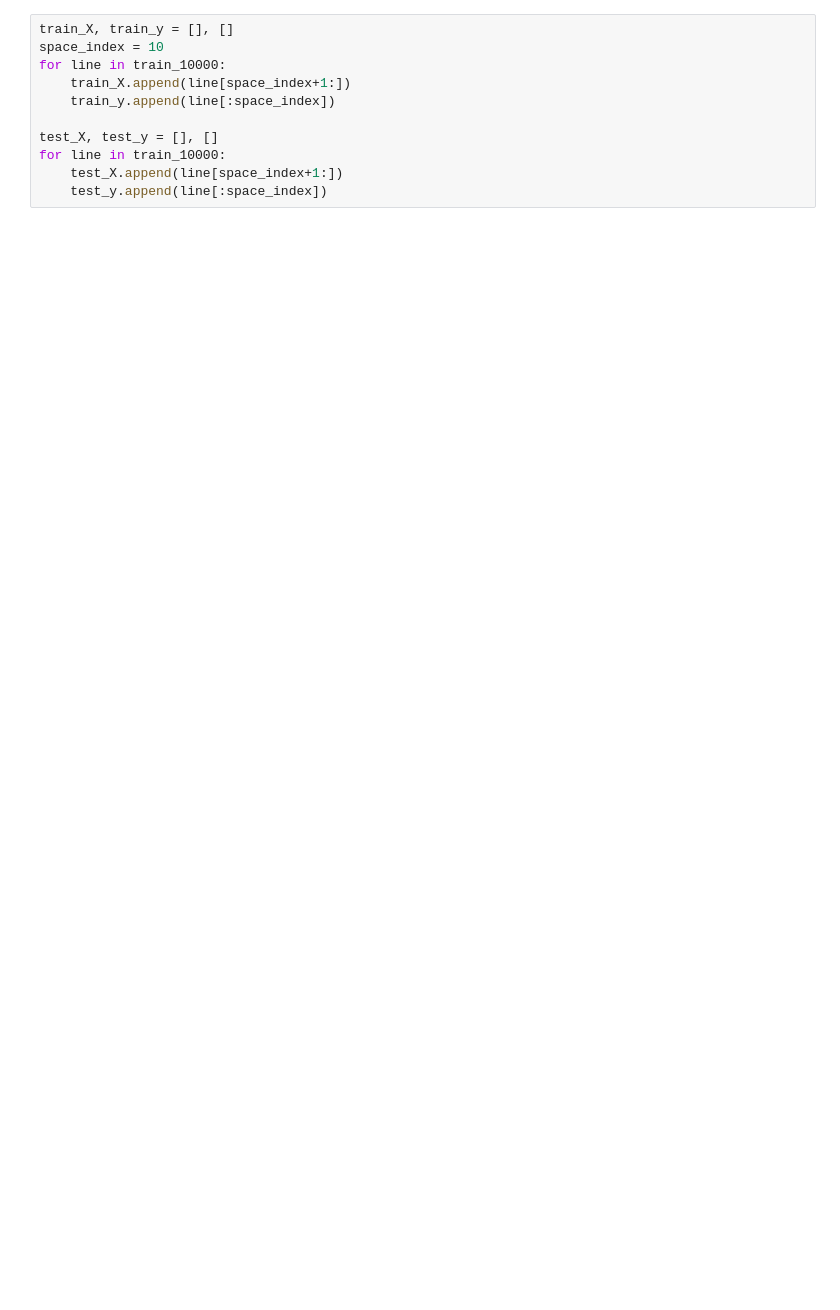
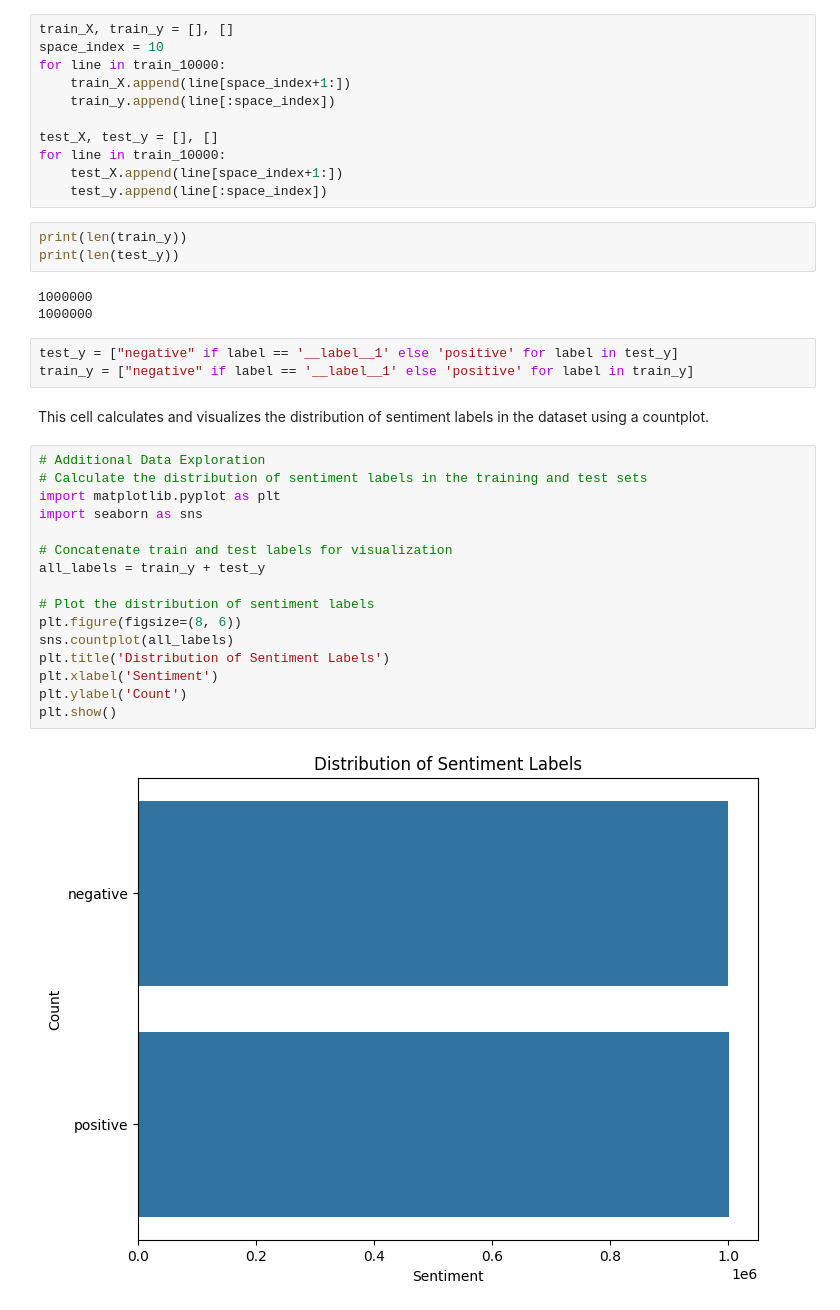
Before and after one commit to sherAfzal861/AmazonReviewClassification, a Jupyter notebook: ClassificationUsingLogisticRegression.ipynb, the cells around one changed output. Drawn from its saved outputs; the diff is of its cells as text; blank space fills up the shorter version.

```diff
--- a/ClassificationUsingLogisticRegression.ipynb
+++ b/ClassificationUsingLogisticRegression.ipynb
@@ -20,3 +31,32 @@ test_X, test_y = [], []
 for line in train_10000:
     test_X.append(line[space_index+1:])
     test_y.append(line[:space_index])
+# %%
+print(len(train_y))
+print(len(test_y))
+# %% [output]
+1000000
+1000000
+# %%
+test_y = ["negative" if label == '__label__1' else 'positive' for label in test_y]
+train_y = ["negative" if label == '__label__1' else 'positive' for label in train_y]
+# %% [markdown]
+This cell calculates and visualizes the distribution of sentiment labels in the dataset using a countplot.
+# %%
+# Additional Data Exploration
+# Calculate the distribution of sentiment labels in the training and test sets
+import matplotlib.pyplot as plt
+import seaborn as sns
+
+# Concatenate train and test labels for visualization
+all_labels = train_y + test_y
+
+# Plot the distribution of sentiment labels
+plt.figure(figsize=(8, 6))
+sns.countplot(all_labels)
+plt.title('Distribution of Sentiment Labels')
+plt.xlabel('Sentiment')
+plt.ylabel('Count')
+plt.show()
+# %% [output]
+[figure, added]
```
Also changed, not shown: parts of 16 cells of this notebook.
